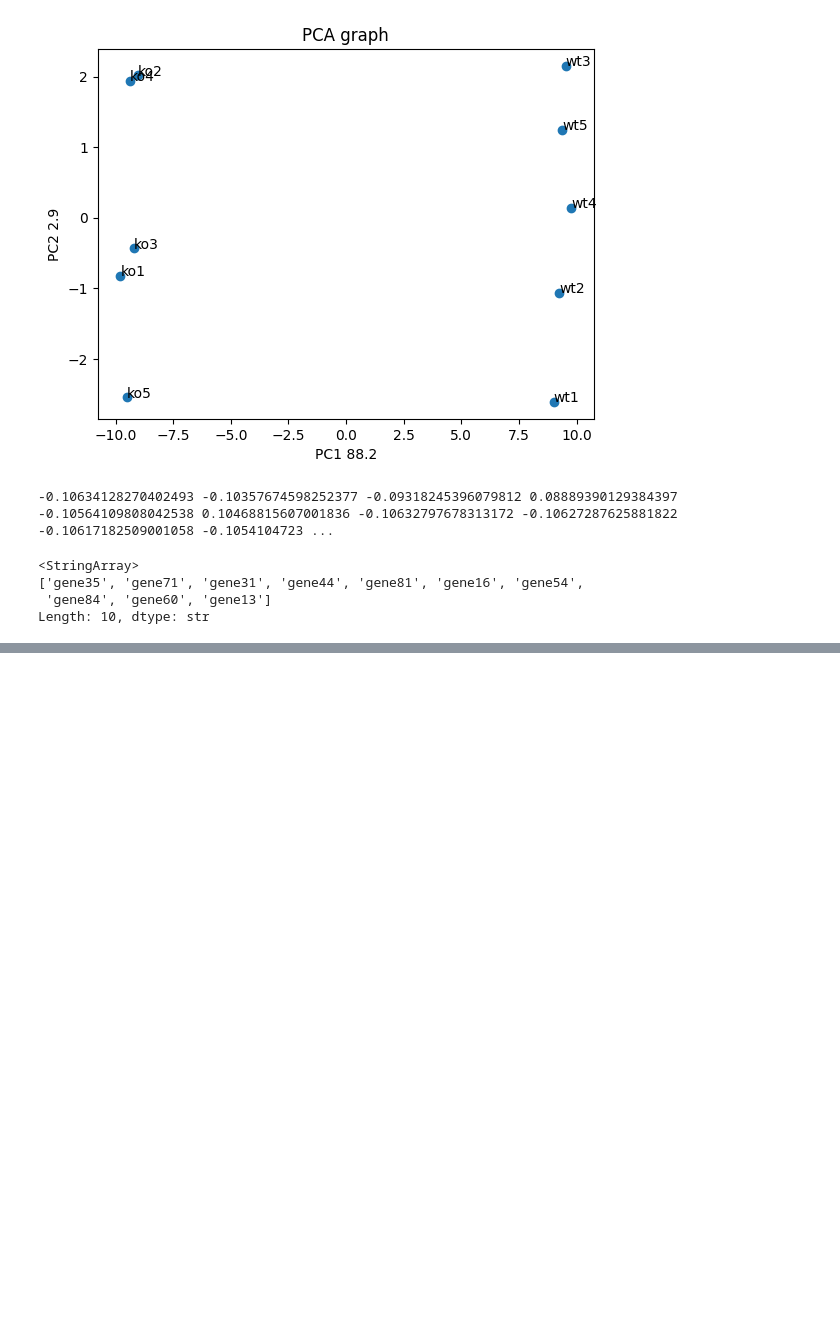
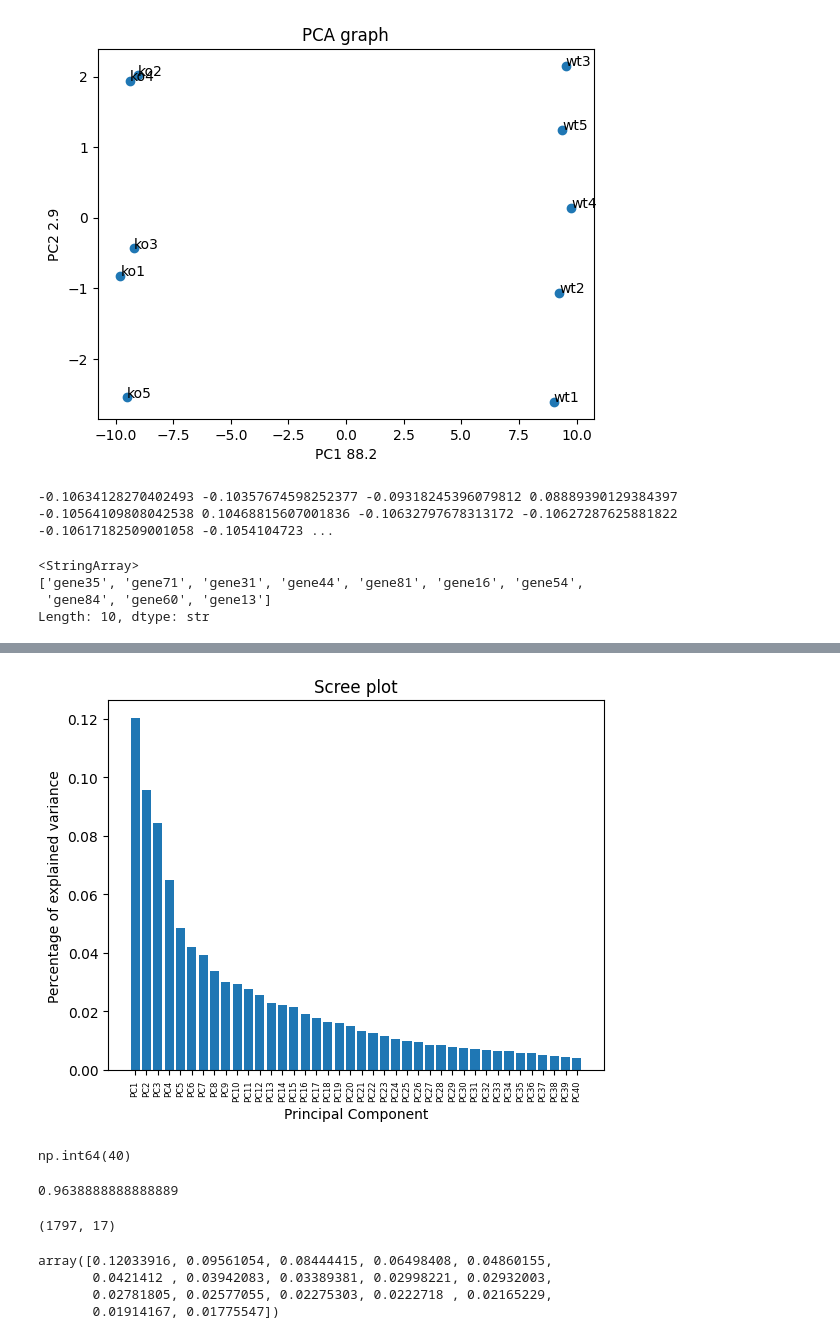
Before and after one commit to johnloane/sd4_dav_26, a Jupyter notebook: MLR/PCA_Mon.ipynb, the cells around one changed output, grey strips where cells are left out. Cells and saved outputs as stored; diff of their text form; code cells hidden in the pictures; blank space fills up the shorter version.

```diff
--- a/MLR/PCA_Mon.ipynb
+++ b/MLR/PCA_Mon.ipynb
@@ -227,0 +327,8 @@ Length: 10, dtype: str
+# %%
+X = df
+y = dataset.target
+# %%
+from sklearn.preprocessing import StandardScaler
+scaler = StandardScaler()
+X_scaled = scaler.fit_transform(X)
+X_scaled
@@ -227,0 +359,5 @@ Length: 10, dtype: str
+# %%
+from sklearn.decomposition import PCA
+pca = PCA(0.95)
+X_pca = pca.fit_transform(X_scaled)
+X_pca.shape
@@ -227,0 +382,2 @@ Length: 10, dtype: str
+# %%
+per_var = pca.explained_variance_ratio_
@@ -227,0 +395,14 @@ Length: 10, dtype: str
+# %%
+labels = ['PC' + str(i) for i in range(1, len(per_var)+1)]
+plt.bar(x = range(1, len(per_var)+1), height = per_var, tick_label=labels)
+plt.xticks(rotation='vertical', fontsize=6)
+plt.ylabel("Percentage of explained variance")
+plt.xlabel("Principal Component")
+plt.title("Scree plot")
+plt.show()
+# %% [output]
+[figure, added]
+# %%
+pca.n_components_
+# %% [output]
+np.int64(40)
@@ -227,0 +412,20 @@ Length: 10, dtype: str
+# %%
+from sklearn.linear_model import LogisticRegression
+model = LogisticRegression()
+model.fit(X_train_pca, y_train)
+model.score(X_test_pca, y_test)
+# %% [output]
+0.9638888888888889
+# %%
+pca = PCA(n_components=17)
+X_pca = pca.fit_transform(X_scaled)
+X_pca.shape
+# %% [output]
+(1797, 17)
+# %%
+pca.explained_variance_ratio_
+# %% [output]
+array([0.12033916, 0.09561054, 0.08444415, 0.06498408, 0.04860155,
+       0.0421412 , 0.03942083, 0.03389381, 0.02998221, 0.02932003,
+       0.02781805, 0.02577055, 0.02275303, 0.0222718 , 0.02165229,
+       0.01914167, 0.01775547])
```
Also changed, not shown: parts of 25 cells of this notebook, 2 other files.
